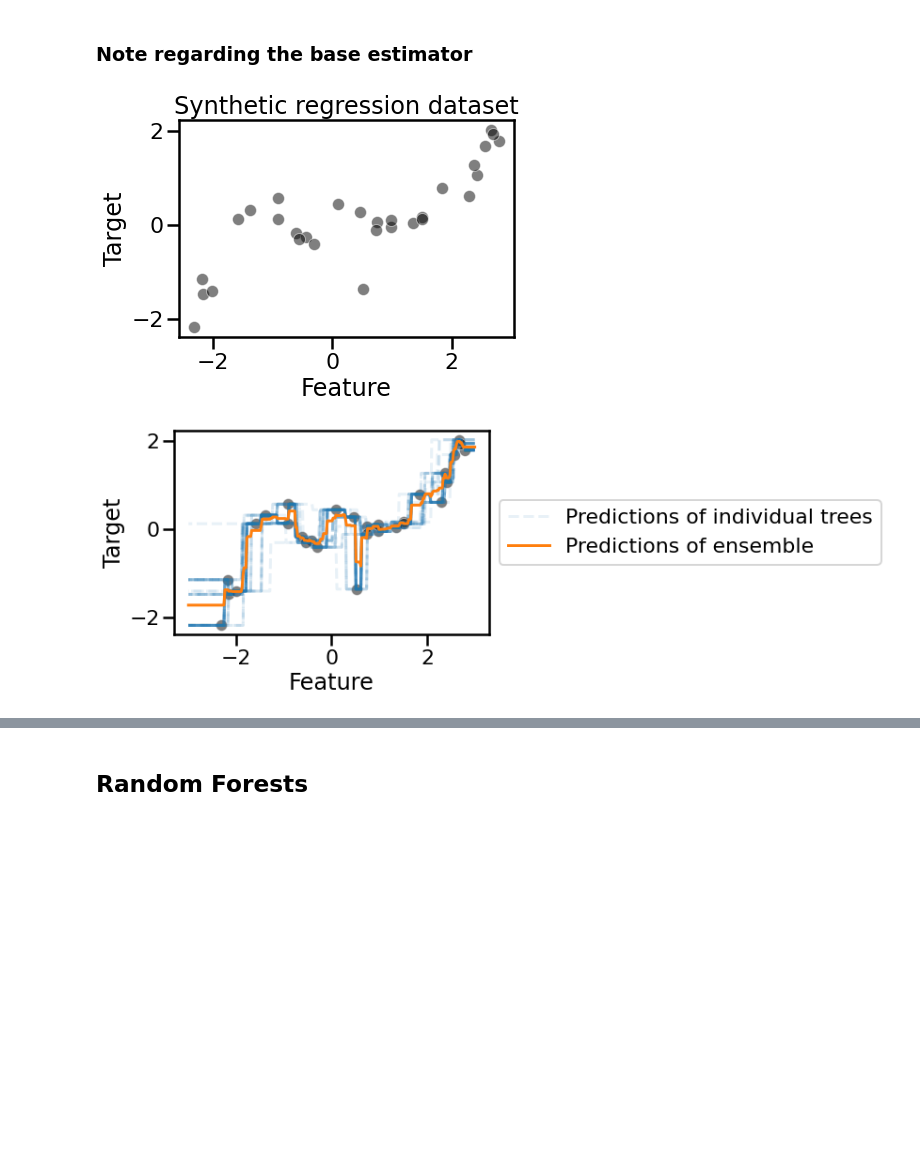
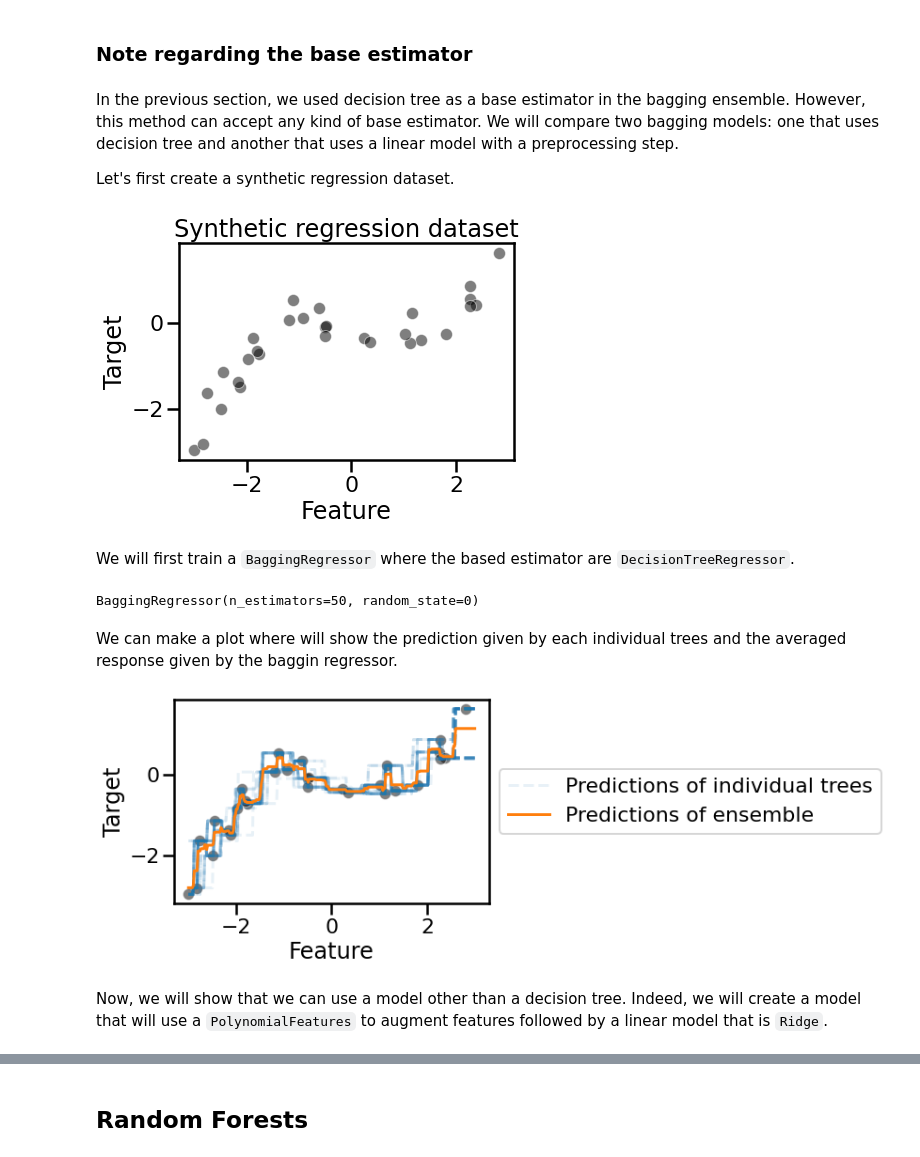
Before and after one commit to glemaitre/datascience_middle_course, a Jupyter notebook: 03_trees_based_models/02_ensemble_bagging.ipynb, the cells around one changed output, grey strips where cells are left out. Drawn from its saved outputs; the diff is of its cells as text; code cells hidden in the pictures; blank space fills up the shorter version.

```diff
--- a/03_trees_based_models/02_ensemble_bagging.ipynb
+++ b/03_trees_based_models/02_ensemble_bagging.ipynb
@@ -101,4 +101,8 @@ Classes distribution in the bootstrap: Counter({0: 41, 1: 34})
 </div>
 # %% [markdown]
 ### Note regarding the base estimator
+# %% [markdown]
+In the previous section, we used decision tree as a base estimator in the bagging ensemble. However, this method can accept any kind of base estimator. We will compare two bagging models: one that uses decision tree and another that uses a linear model with a preprocessing step.
+
+Let's first create a synthetic regression dataset.
 # %%
@@ -120,17 +126,26 @@ target_train = pd.Series(y, name="Target")
 import seaborn as sns
 sns.set_context("poster")
 # %%
-data_train, data_test, target_train = generate_data(n_samples=30)
-sns.scatterplot(x=data_train["Feature"], y=target_train, color="black",
-                alpha=0.5)
-_ = plt.title("Synthetic regression dataset")
+ax = sns.scatterplot(
+    x=data_train["Feature"], y=target_train, color="black",
+    alpha=0.5
+)
+_ = ax.set_title("Synthetic regression dataset")
 # %% [output]
-[figure, old version]
+[figure, new version]
+# %% [markdown]
+We will first train a `BaggingRegressor` where the based estimator are `DecisionTreeRegressor`.
+# %%
+from sklearn.ensemble import BaggingRegressor
+
+bagged_trees = BaggingRegressor(n_estimators=50, random_state=0)
+bagged_trees.fit(data_train, target_train)
+# %% [output]
+BaggingRegressor(n_estimators=50, random_state=0)
+# %% [markdown]
+We can make a plot where will show the prediction given by each individual trees and the averaged response given by the baggin regressor.
 # %%
-from sklearn.ensemble import BaggingRegressor
-
-bagged_trees = BaggingRegressor(n_estimators=50, random_state=0)
-bagged_trees.fit(data_train, target_train)
+import matplotlib.pyplot as plt
 
 for tree_idx, tree in enumerate(bagged_trees.estimators_):
     label = "Predictions of individual trees" if tree_idx == 0 else None
@@ -146,7 +161,9 @@ plt.plot(data_test, bagged_trees_predictions,
          color="tab:orange", label="Predictions of ensemble")
 _ = plt.legend(loc="center left", bbox_to_anchor=(1, 0.5))
 # %% [output]
-[figure, old version]
+[figure, new version]
+# %% [markdown]
+Now, we will show that we can use a model other than a decision tree. Indeed, we will create a model that will use a `PolynomialFeatures` to augment features followed by a linear model that is `Ridge`.
 # %%
 from sklearn.linear_model import Ridge
 from sklearn.preprocessing import PolynomialFeatures
```
Also changed, not shown: parts of 11 cells of this notebook, 1 other file.
